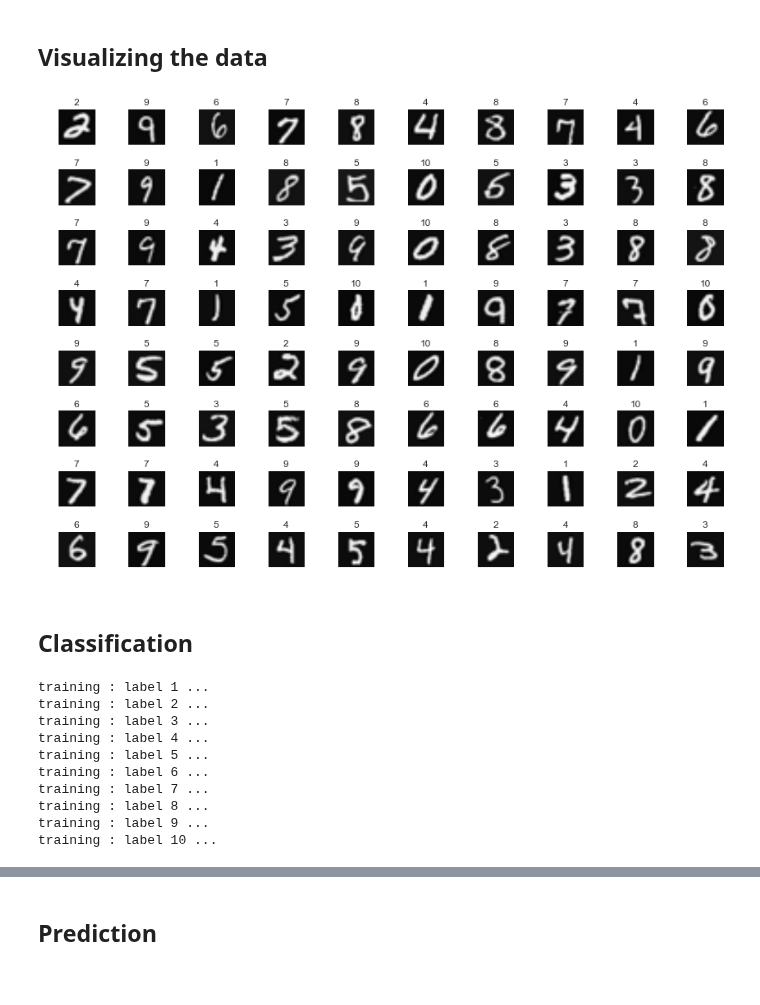
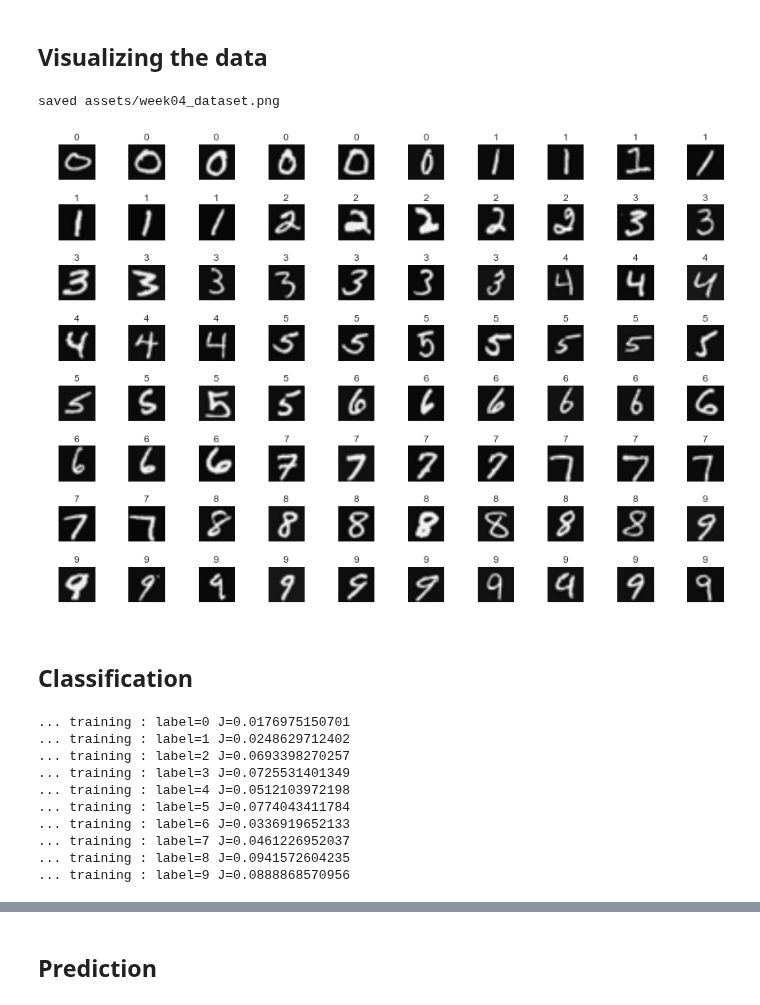
Before and after one commit to uents/coursera-ml, a Jupyter notebook: week04/logistic_regression_classification.ipynb, the cells around one changed output, grey strips where cells are left out. Saved outputs shown, nothing was run; the diff lists cells and outputs as text; code cells hidden in the pictures.

```diff
--- a/week04/logistic_regression_classification.ipynb
+++ b/week04/logistic_regression_classification.ipynb
@@ -19,10 +20,2 @@ plt.rcParams['figure.figsize']
-# %%
-plt.rcParams['figure.figsize'] = (15.0, 10.0)   # 図を大きく表示
 # %% [markdown]
 ## Dataset
-# %%
-dataset = loadmat('ex3data1.mat')
-X = dataset['X']
-y = dataset['y']
-
-X.shape, y.shape
@@ -30,0 +22,10 @@ X.shape, y.shape
+# %%
+dataset = scipy.io.loadmat('ex3data1.mat')
+xs = dataset['X'].tolist()
+ys = dataset['y'].ravel().tolist()
+ys = [0 if y == 10 else y for y in ys]
+
+train_frame = pd.DataFrame(data={'image':xs, 'label':ys})
+
+ixs = sorted(np.random.randint(0, len(train_frame['label']), 20))
+train_frame.take(ixs)
@@ -31,8 +50,8 @@ X.shape, y.shape
 # %% [markdown]
 ## Visualizing the data
 # %%
-def display_data(images, labels, indexes):
-    m = len(indexes)
+def display_data(images, labels):
+    m = len(labels)
     rows = math.floor(math.sqrt(m))
     columns = math.ceil(m / rows)
 
@@ -41,34 +60,41 @@ def display_data(images, labels, indexes):
 
     for row in range(rows):
         for col in range(columns):
-            i = row * columns + col
-            if i >= m: break
-            index = indexes[i];
-            ax = fig.add_subplot(rows, columns, i+1)
+            index = row * columns + col
+            ax = fig.add_subplot(rows, columns, index+1)
             ax.axis('off')
             ax.set_title(labels[index])
-            ax.imshow(images[index].reshape(20,20).T, cmap = plt.get_cmap('gray'))
+            ax.imshow(np.array(images[index]).reshape(20,20).T,
+                      cmap=plt.get_cmap('gray'))
-# %%
-labels = y.ravel().tolist()
-indexes = np.random.randint(0, len(labels), (80, 1))
-display_data(X, labels, indexes)
-plt.savefig('week04_dataset.png')
-# %% [output]
-[figure, removed]
+# %%
+ixs = sorted(np.random.randint(0, len(train_frame['label']), 80))
+rand_frame = train_frame.take(ixs)
+images = rand_frame['image'].values
+labels = rand_frame['label'].values
+
+plt.rcParams['figure.figsize'] = (15, 10)
+display_data(images, labels)
+savefig('week04_dataset.png')
+# %% [output]
+saved assets/week04_dataset.png
+[figure, added]
 # %% [markdown]
 ## Classification
 # %%
 %run 'lr_classifier.py'
-# %%
-thetas = optimize_thetas(X, y, 10, 0.1)
-# %% [output]
-training : label 1 ...
-training : label 2 ...
-training : label 3 ...
-training : label 4 ...
-training : label 5 ...
-training : label 6 ...
-training : label 7 ...
-training : label 8 ...
-training : label 9 ...
-training : label 10 ...
+# %%
+X = np.array(train_frame['image'].values.tolist())
+y = np.array(train_frame['label'].values.tolist()).reshape(-1, 1)
+
+thetas, J_history = optimize_params(X, y, 10, 0.1)
+# %% [output]
+... training : label=0 J=0.0176975150701
+... training : label=1 J=0.0248629712402
+... training : label=2 J=0.0693398270257
+... training : label=3 J=0.0725531401349
+... training : label=4 J=0.0512103972198
+... training : label=5 J=0.0774043411784
+... training : label=6 J=0.0336919652133
+... training : label=7 J=0.0461226952037
+... training : label=8 J=0.0941572604235
+... training : label=9 J=0.0888868570956
```
Also changed, not shown: parts of 11 cells of this notebook, 3 other files.
